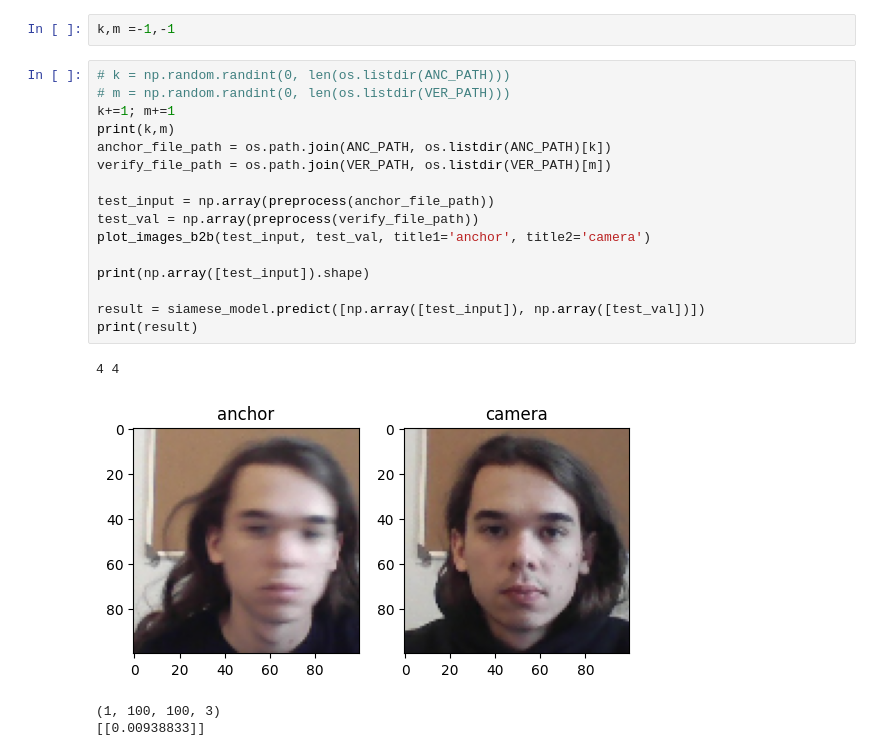
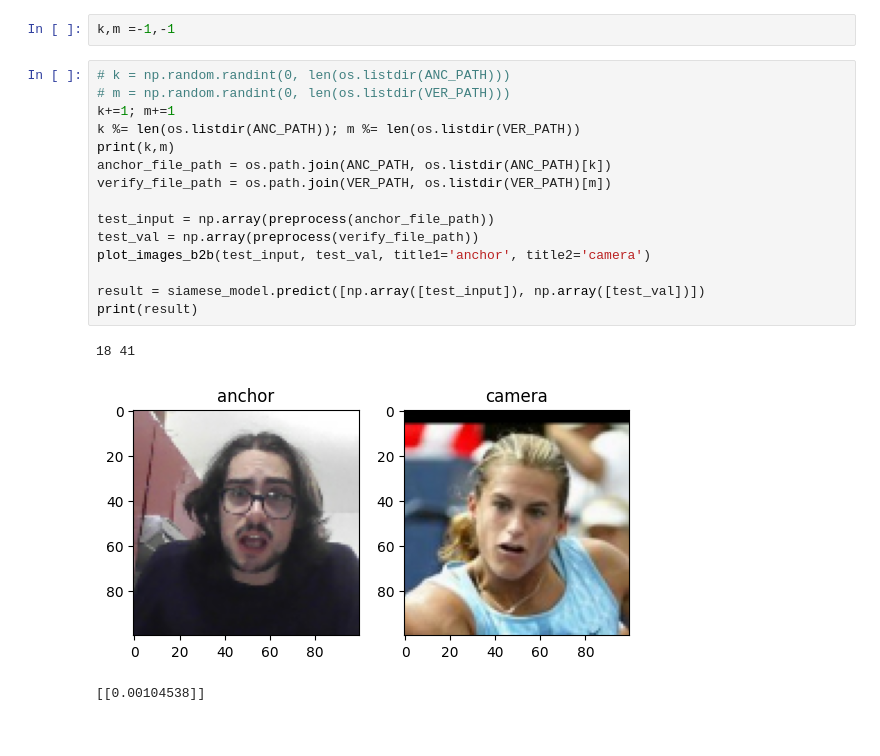
Before and after one commit to xafras/RFTL2, a Jupyter notebook: live.ipynb, the cells around one changed output. Cells and saved outputs as stored; diff of their text form.

```diff
--- a/live.ipynb
+++ b/live.ipynb
@@ -20,22 +32,20 @@ k,m =-1,-1
 # %%
 # k = np.random.randint(0, len(os.listdir(ANC_PATH)))
 # m = np.random.randint(0, len(os.listdir(VER_PATH)))
 k+=1; m+=1
+k %= len(os.listdir(ANC_PATH)); m %= len(os.listdir(VER_PATH))
 print(k,m)
 anchor_file_path = os.path.join(ANC_PATH, os.listdir(ANC_PATH)[k])
 verify_file_path = os.path.join(VER_PATH, os.listdir(VER_PATH)[m])
 
 test_input = np.array(preprocess(anchor_file_path))
 test_val = np.array(preprocess(verify_file_path))
 plot_images_b2b(test_input, test_val, title1='anchor', title2='camera')
 
-print(np.array([test_input]).shape)
-
 result = siamese_model.predict([np.array([test_input]), np.array([test_val])])
 print(result)
 # %% [output]
-4 4
+18 41
-[figure, old version]
+[figure, new version]
-(1, 100, 100, 3)
-[[0.00938833]]
+[[0.00104538]]
 # %%
```
Also changed, not shown: parts of 3 cells of this notebook.
